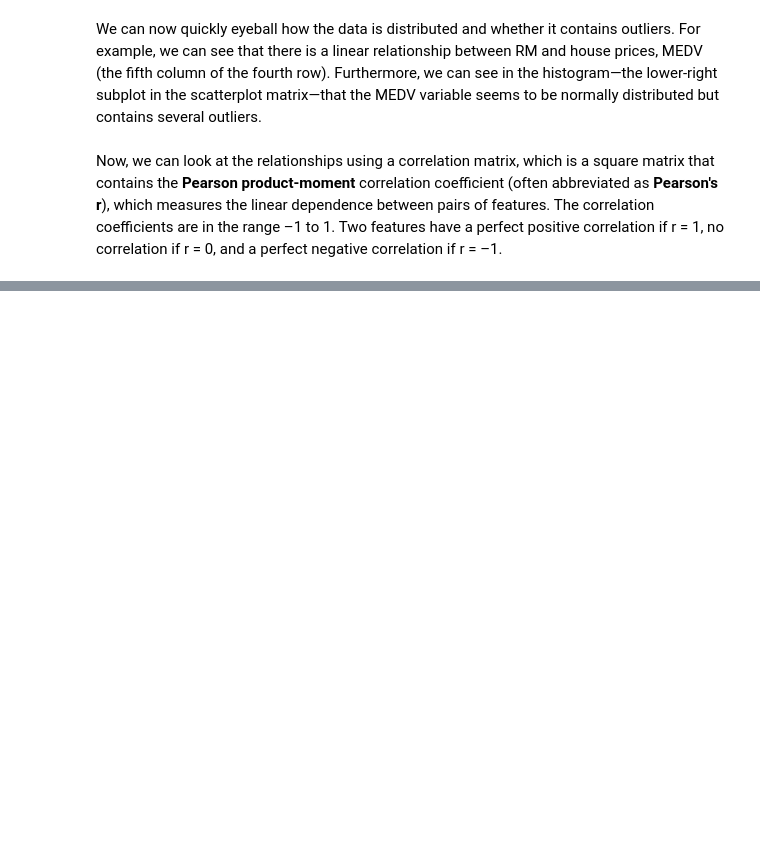
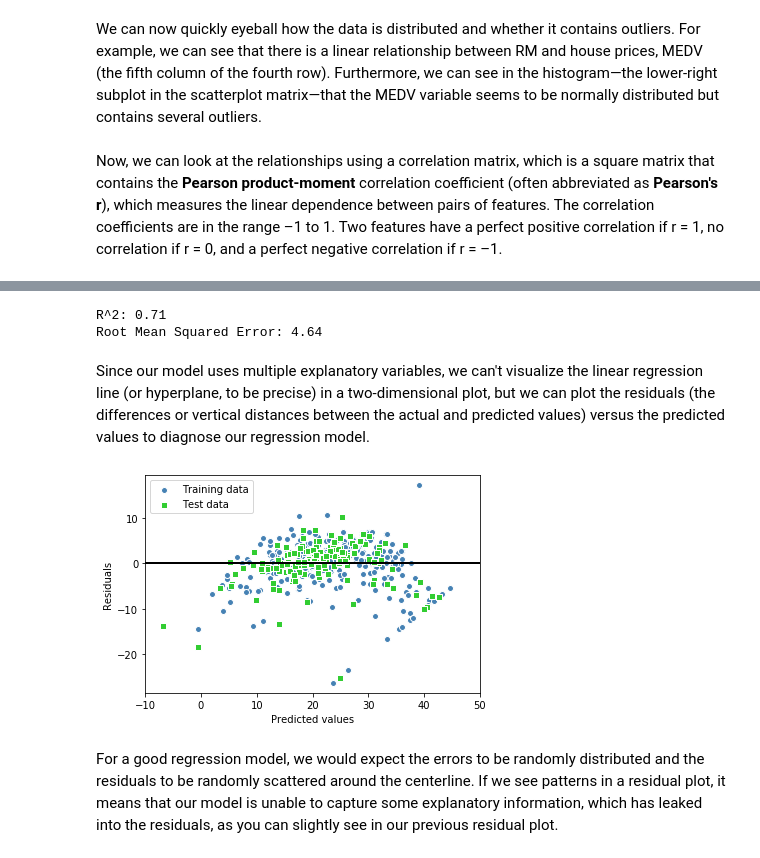
Before and after one commit to wallissoncarvalho/ml-fundamentals, a Jupyter notebook: 1. Supervised Learning.ipynb, the cells around one changed output, grey strips where cells are left out. Drawn from its saved outputs; the diff is of its cells as text; code cells hidden in the pictures; blank space fills up the shorter version.

```diff
--- a/1. Supervised Learning.ipynb
+++ b/1. Supervised Learning.ipynb
@@ -295,0 +343,47 @@ plt.show()
+# %%
+# Import necessary modules
+from sklearn.metrics import mean_squared_error
+
+X = df.iloc[:, :-1].values
+y = df['MEDV'].values
+
+#Split the data
+X_train, X_test, y_train, y_test = train_test_split(
+    X, y, test_size = .3, random_state=42)
+
+# Create the regressor: reg_all
+reg_all = LinearRegression()
+
+# Fit the regressor to the training data
+reg_all.fit(X_train,y_train)
+
+# Predict on the test and the train data: y_test_pred, y_train_pred
+y_train_pred = reg_all.predict(X_train)
+y_test_pred = reg_all.predict(X_test)
+
+# Compute and print R^2 and RMSE
+print("R^2: {}".format(reg_all.score(X_test, y_test).round(2)))
+rmse = np.sqrt(mean_squared_error(y_test,y_test_pred)).round(2)
+print("Root Mean Squared Error: {}".format(rmse))
+# %% [output]
+R^2: 0.71
+Root Mean Squared Error: 4.64
+# %% [markdown]
+Since our model uses multiple explanatory variables, we can't visualize the linear regression line (or hyperplane, to be precise) in a two-dimensional plot, but we can plot the residuals (the differences or vertical distances between the actual and
+predicted values) versus the predicted values to diagnose our regression model.
+# %%
+plt.scatter(y_train_pred, y_train_pred - y_train,c='steelblue',
+            marker='o', edgecolor='white', label='Training data')
+plt.scatter(y_test_pred, y_test_pred - y_test,c='limegreen',
+            marker='s', edgecolor='white', label='Test data')
+plt.xlabel('Predicted values')
+plt.ylabel('Residuals')
+plt.legend(loc='upper left')
+plt.hlines(y=0, xmin=-10, xmax=50, color='black', lw=2)
+plt.xlim([-10, 50])
+plt.show()
+# %% [output]
+[figure, added]
+# %% [markdown]
+For a good regression model, we would expect the errors to be randomly distributed and the residuals to be randomly scattered around the centerline. If we see patterns in a residual plot, it means that our model is unable to capture some explanatory
+information, which has leaked into the residuals, as you can slightly see in our previous residual plot.
```
Also changed, not shown: parts of 9 cells of this notebook.
